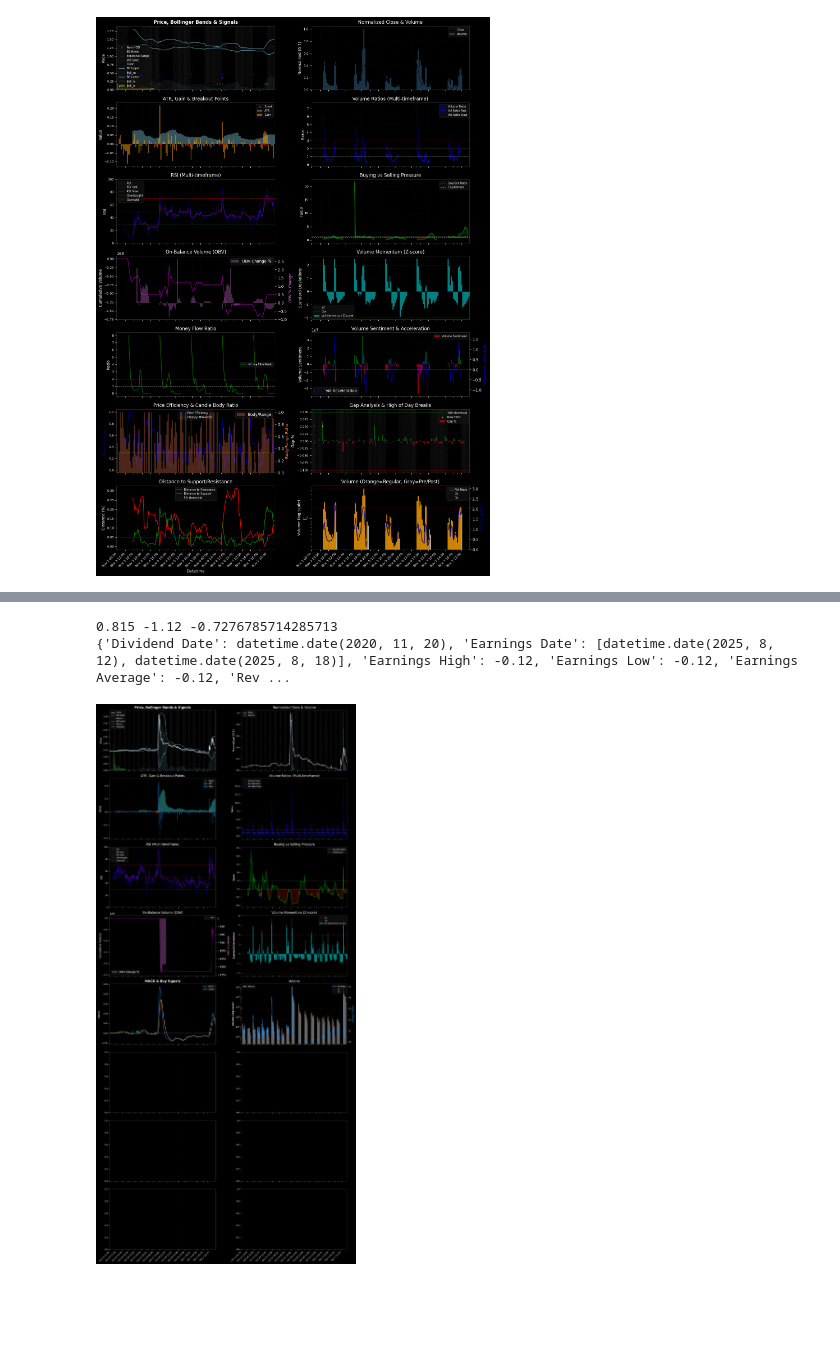
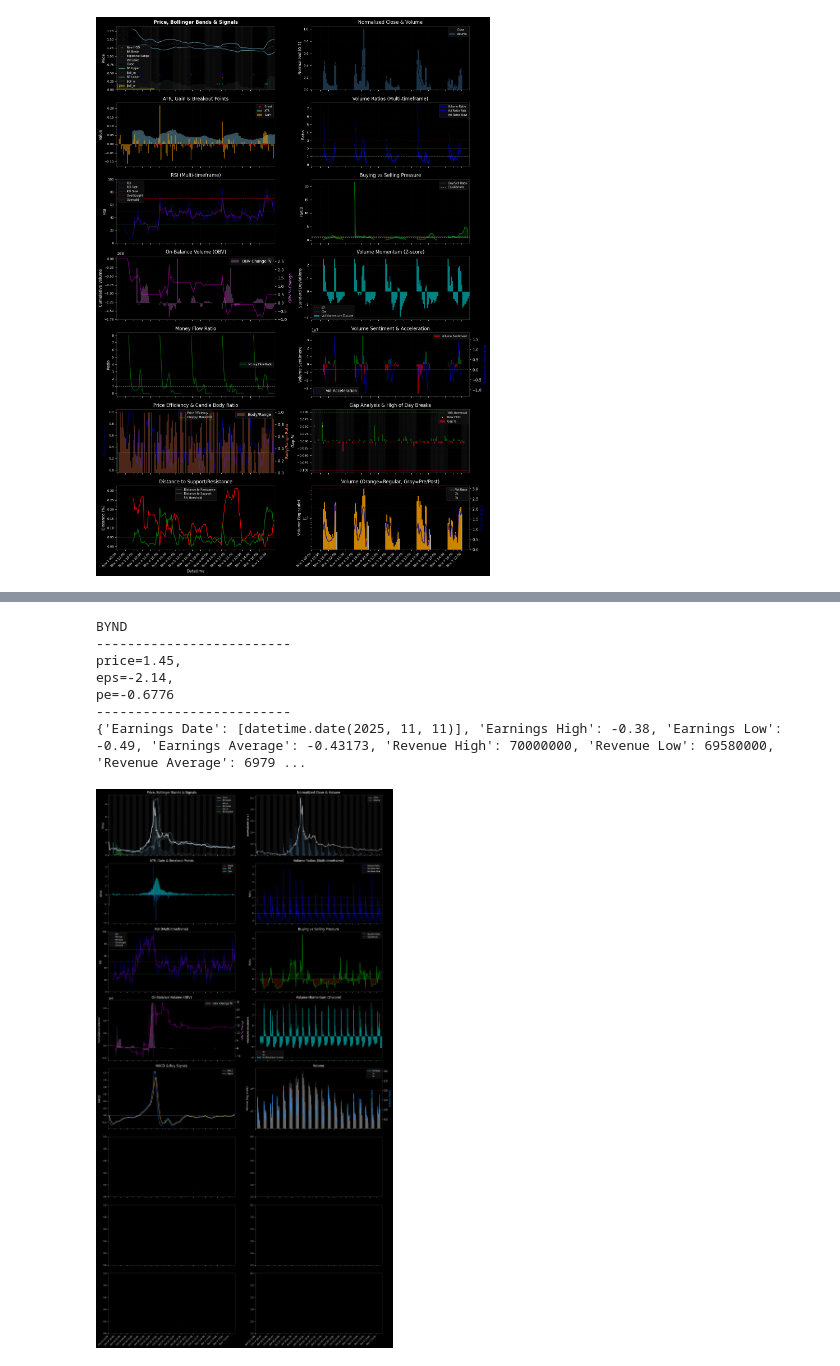
Before and after one commit to shhmon/penstan, a Jupyter notebook: Untitled.ipynb, the cells around one changed output, grey strips where cells are left out. Saved outputs shown, nothing was run; the diff lists cells and outputs as text; code cells hidden in the pictures; blank space fills up the shorter version.

```diff
--- a/Untitled.ipynb
+++ b/Untitled.ipynb
@@ -1174,7 +1164,7 @@ plt.rcParams.update({
     "font.size": 10
 })
 # %%
-symbol = 'BKYI'
+symbol = 'BYND'
 
 df = fetch_data_yfinance(
     symbol=symbol,
@@ -1183,17 +1173,17 @@ df = fetch_data_yfinance(
     prepost=True
 )
 
-window = 16
+window = 12
 
 df = Base(window=window).process(pd.DataFrame(df))
 df = Volume(window=window).process(df)
 df = RSI(window=window).process(df)
-df = MACD().process(df)
+df = MACD(window=window).process(df)
 df = Boll(window=window).process(df)
 df = ATR(window=window, break_threshold=1.8).process(df)
 df = Pressure(window=window).process(df)
 
-fig, axes = plt.subplots(8, 2, figsize=(14, 30), sharex=True)
+fig, axes = plt.subplots(8, 2, figsize=(16, 30), sharex=True)
 axes = axes.flatten()
 
 Boll.plot(df, axes[0])
@@ -1207,42 +1197,54 @@ Volume.plot_momentum(df, axes[7])
 MACD.plot(df, axes[8], )
 Volume.plot(df, axes[9])
 
-ticker = yf.Ticker(symbol)
-price = df['Close'].iloc[-1]
-eps = ticker.info['epsTrailingTwelveMonths']
-pe = price/eps
+def get_meta(symbol):
+    rnd = 4
+    ticker = yf.Ticker(symbol)
+    price = round(df['Close'].iloc[-1].item(), rnd)
+    eps = ticker.info['epsTrailingTwelveMonths']
+    pe = round(price/eps, rnd)
 
-print(price, eps, pe)
-print(ticker.calendar)
-ticker.analyst_price_targets
+    print(symbol)
+    print('-' * 25)
+    print(f'{price=},\n{eps=},\n{pe=}')
+    print('-' * 25)
+    print(ticker.calendar)
+    ticker.analyst_price_targets
+
+get_meta(symbol)
 
 for ax in axes:
     # X-axis formatting
     xticks = ax.get_xticks()
     if len(xticks) > 25:
         ax.set_xticks(xticks[::2])
 
     labels = []
     for i in ax.get_xticks():
         if 0 <= int(i) < len(df):
             dt = pd.to_datetime(df.index[int(i)])
             labels.append(dt.strftime('%b %-d %H:%M'))
         else:
             labels.append('')
     ax.set_xticklabels(labels, rotation=45, ha='right', fontsize=7)
 
     # Legend
     handles, labels = ax.get_legend_handles_labels()
     if handles:
         ax.legend(handles, labels, fontsize=7, loc='best')
 
     # Grid
     ax.grid(True, alpha=0.2, linestyle='--', linewidth=0.5)
     ax.tick_params(axis='both', labelsize=8)
 
 plt.tight_layout()
 plt.show()
 # %% [output]
-0.815 -1.12 -0.7276785714285713
-{'Dividend Date': datetime.date(2020, 11, 20), 'Earnings Date': [datetime.date(2025, 8, 12), datetime.date(2025, 8, 18)], 'Earnings High': -0.12, 'Earnings Low': -0.12, 'Earnings Average': -0.12, 'Rev ...
+BYND
+-------------------------
+price=1.45,
+eps=-2.14,
+pe=-0.6776
+-------------------------
+{'Earnings Date': [datetime.date(2025, 11, 11)], 'Earnings High': -0.38, 'Earnings Low': -0.49, 'Earnings Average': -0.43173, 'Revenue High': 70000000, 'Revenue Low': 69580000, 'Revenue Average': 6979 ...
-[figure, old version]
+[figure, new version]
```
Also changed, not shown: parts of 1 cell of this notebook, 4 other files.
